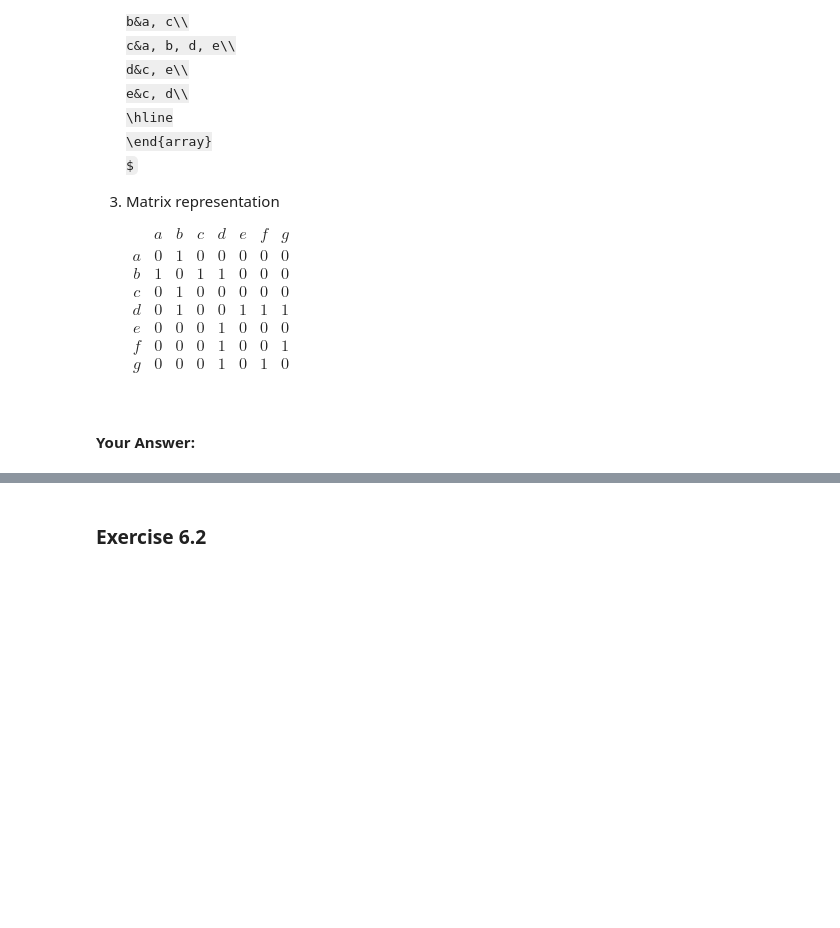
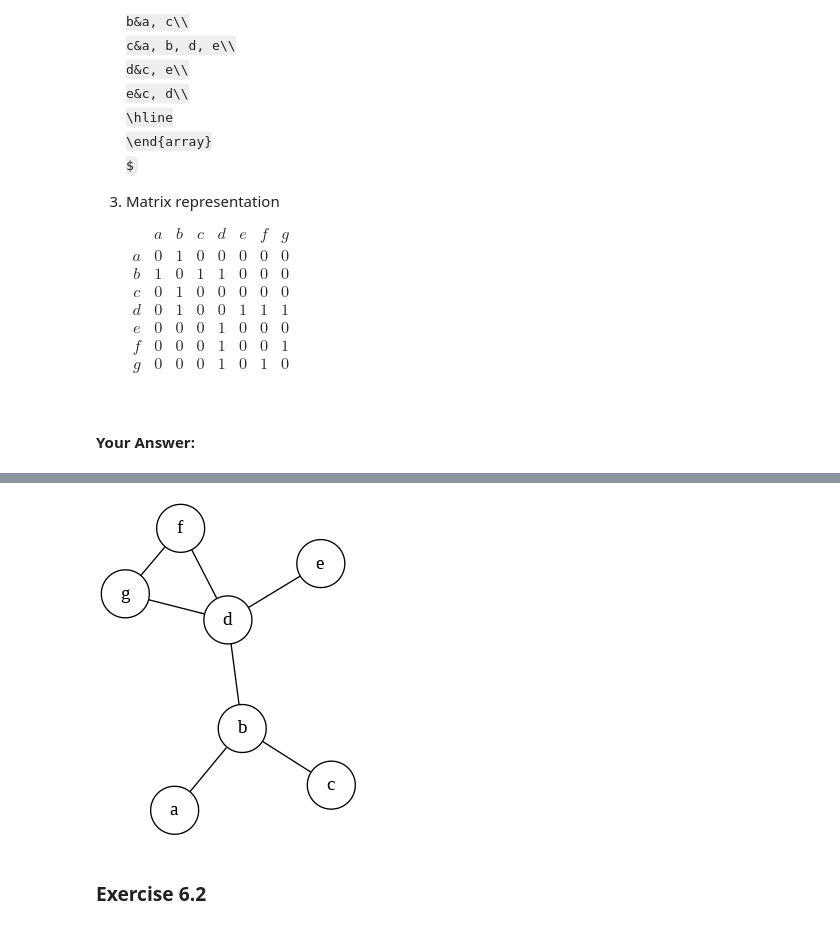
Before and after one commit to DaleMcBride21/DaleMcBride21, a Jupyter notebook: homework/homework-06.ipynb, the cells around one changed output, grey strips where cells are left out. Saved outputs shown, nothing was run; the diff lists cells and outputs as text; code cells hidden in the pictures; some formulas as TeX source; blank space fills up the shorter version.

```diff
--- a/homework/homework-06.ipynb
+++ b/homework/homework-06.ipynb
@@ -134,3 +147,23 @@ display(Image(Source(sample_directed_graph, format='png').render()))
+# %%
+graph = '''
+graph {
+    layout=neato
+    node [shape=circle]
+    a--b;
+    b--c;
+    b--d;
+    d--e;
+    d--f;
+    d--g;
+    f--g;
+
+}
+'''
+from graphviz import Source
+from IPython.display import Image, display
+display(Image(Source(graph, format='png').render()))
+# %% [output]
+[figure, added]
 # %% [markdown]
 ### Exercise 6.2
 # %% [markdown]
```
Also changed, not shown: parts of 21 cells of this notebook.
